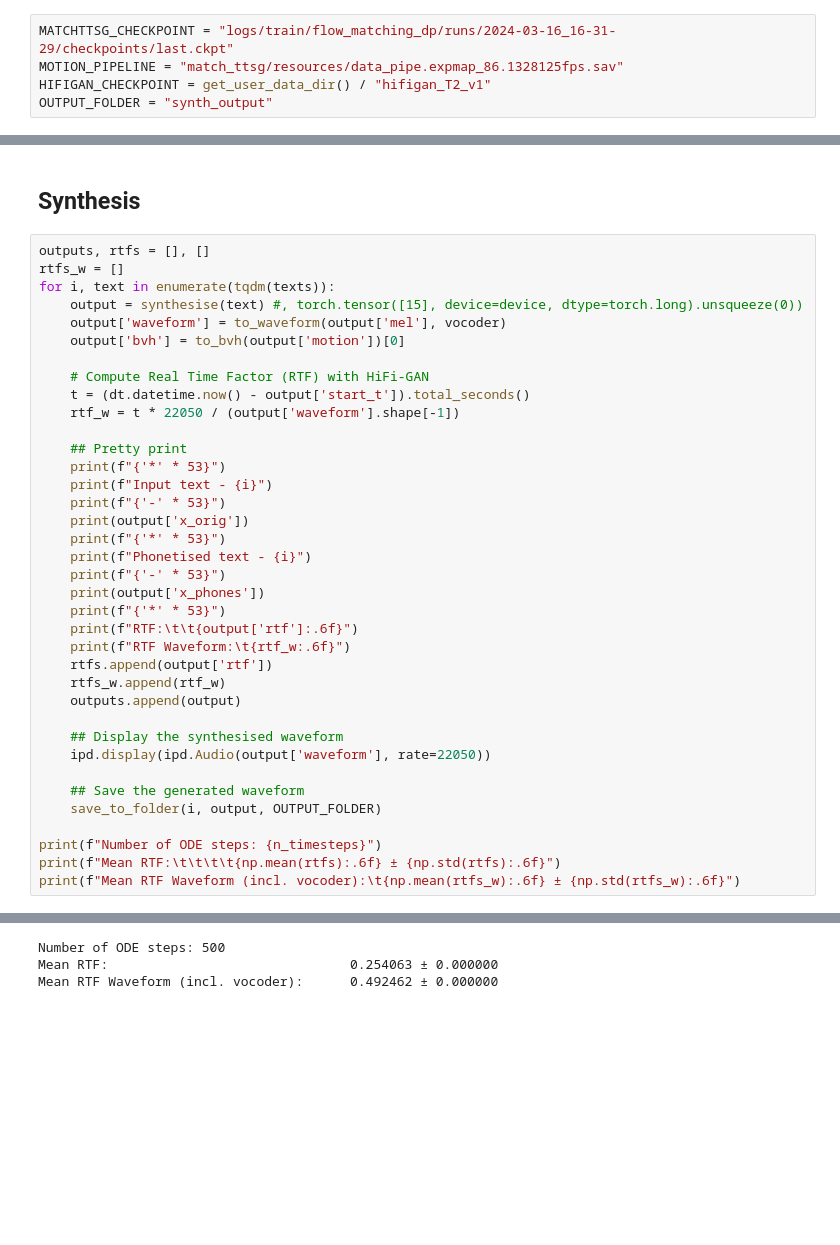
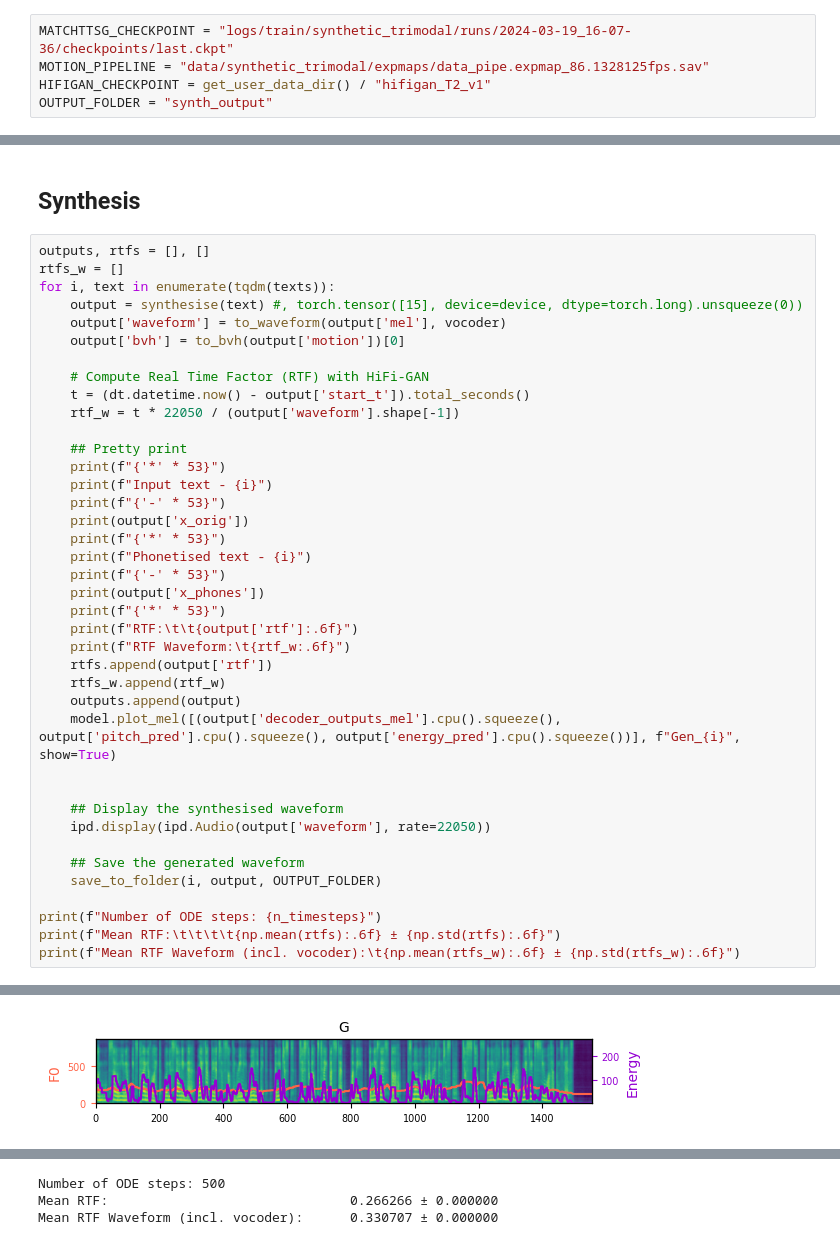
Before and after one commit to shivammehta25/Match-TTSG, a Jupyter notebook: synthesis.ipynb, the cells around one changed output, grey strips where cells are left out. Saved outputs shown, nothing was run; the diff lists cells and outputs as text; blank space fills up the shorter version.

```diff
--- a/synthesis.ipynb
+++ b/synthesis.ipynb
@@ -50,8 +50,8 @@ device = torch.device("cuda" if torch.cuda.is_available() else "cpu")
 # %% [markdown]
 ## Filepaths
 # %%
-MATCHTTSG_CHECKPOINT = "logs/train/flow_matching_dp/runs/2024-03-16_16-31-29/checkpoints/last.ckpt"
-MOTION_PIPELINE = "match_ttsg/resources/data_pipe.expmap_86.1328125fps.sav"
+MATCHTTSG_CHECKPOINT = "logs/train/synthetic_trimodal/runs/2024-03-19_16-07-36/checkpoints/last.ckpt"
+MOTION_PIPELINE = "data/synthetic_trimodal/expmaps/data_pipe.expmap_86.1328125fps.sav"
 HIFIGAN_CHECKPOINT = get_user_data_dir() / "hifigan_T2_v1"
 OUTPUT_FOLDER = "synth_output"
 # %% [markdown]
@@ -211,6 +211,8 @@ for i, text in enumerate(tqdm(texts)):
     rtfs.append(output['rtf'])
     rtfs_w.append(rtf_w)
     outputs.append(output)
+    model.plot_mel([(output['decoder_outputs_mel'].cpu().squeeze(), output['pitch_pred'].cpu().squeeze(), output['energy_pred'].cpu().squeeze())], f"Gen_{i}", show=True)
+
 
     ## Display the synthesised waveform
     ipd.display(ipd.Audio(output['waveform'], rate=22050))
@@ -237,4 +238,5 @@ RTF Waveform:   0.492462
+[figure, added]
 [interactive output not drawn]
 Number of ODE steps: 500
-Mean RTF:                               0.254063 ± 0.000000
-Mean RTF Waveform (incl. vocoder):      0.492462 ± 0.000000
+Mean RTF:                               0.266266 ± 0.000000
+Mean RTF Waveform (incl. vocoder):      0.330707 ± 0.000000
```
Also changed, not shown: parts of 4 cells of this notebook, 5 other files.
